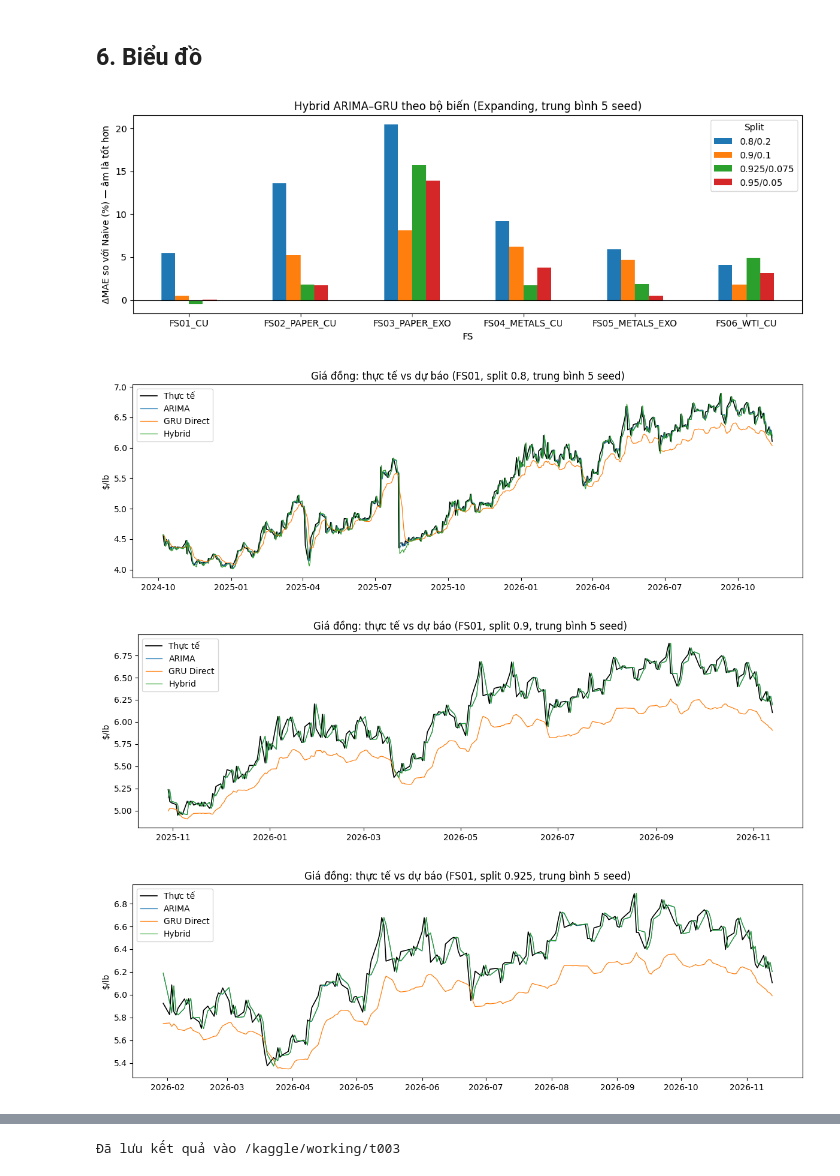
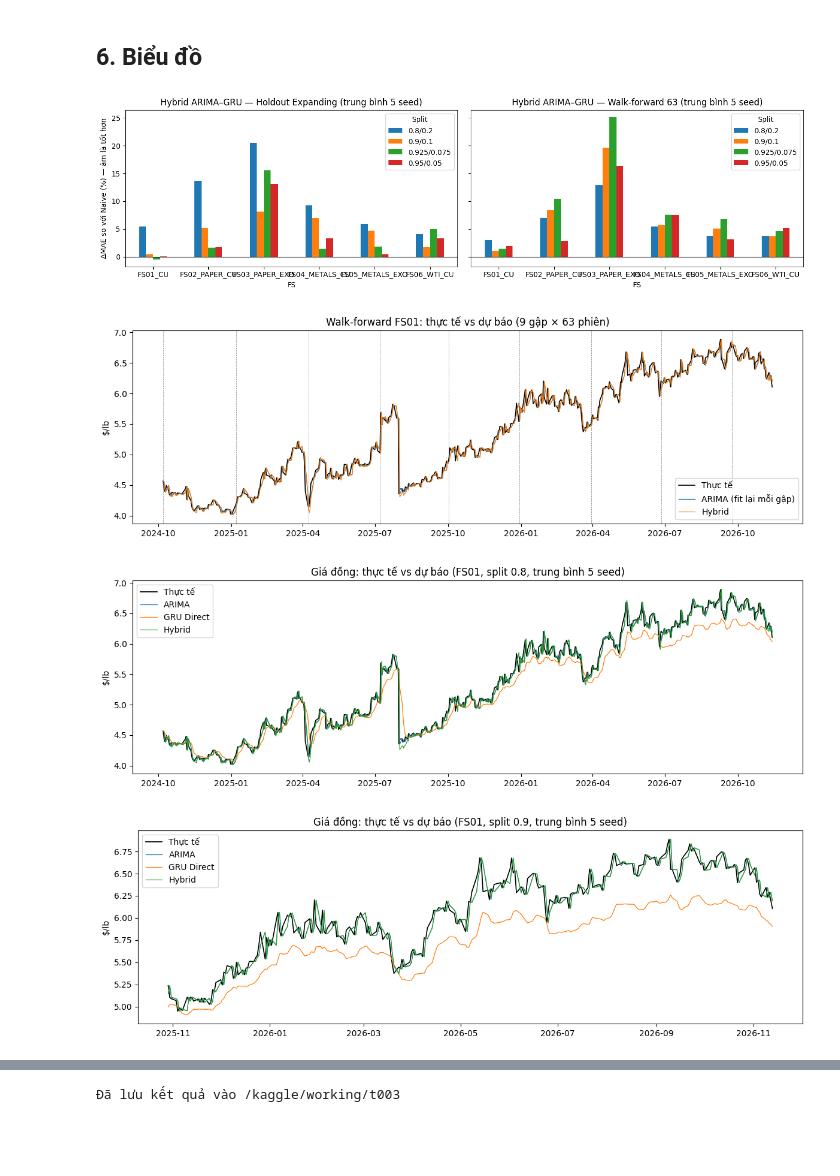
Before and after one commit to lancelotviendangkhoa710/cooper_price_prediction_project, a Jupyter notebook: huy task/copper_hybrid_arima_gru_huy.ipynb, the cells around one changed output, grey strips where cells are left out. Saved outputs shown, nothing was run; the diff lists cells and outputs as text; code cells hidden in the pictures; blank space fills up the shorter version.

```diff
--- a/huy task/copper_hybrid_arima_gru_huy.ipynb
+++ b/huy task/copper_hybrid_arima_gru_huy.ipynb
@@ -468,15 +578,16 @@ t90.round(3)
 # %%
-q = exp[exp['Split'] == '0.9/0.1']
 out = []
-for m, objective in [('Hybrid ARIMA-GRU', 'Residual'), ('GRU Direct', 'Direct')]:
-    g = q[q['Mô hình'] == m]
-    rec = {'member': 'Huy (PP5)', 'method': f'{m} ({len(SEEDS)}-seed mean)', 'objective': objective}
-    for _, x in g.iterrows():
-        k = x['FS'][:4]
-        rec |= {f'{k}_MAE': x['MAE'], f'{k}_RMSE': x['RMSE'], f'{k}_DA_pct': x['DA (%)'],
-                f'{k}_Skill_vs_Naive_pct': -x['ΔMAE vs Naive (%)']}
-    rec |= {'Mean_MAE_across_FS': g['MAE'].mean(), 'Best_FS_MAE': g['MAE'].min()}
-    out.append(rec)
+for sch, label in [('expanding', 'Holdout Expanding'), (WF_SCHEME, 'Walk-forward 63')]:
+    q = summary[(summary['Scheme'] == sch) & (summary['Split'] == '0.9/0.1')]
+    for m, objective in [('Hybrid ARIMA-GRU', 'Residual'), ('GRU Direct', 'Direct')]:
+        g = q[q['Mô hình'] == m]
+        rec = {'member': 'Huy (PP5)', 'method': f'{m} {label} ({len(SEEDS)}-seed mean)', 'objective': objective}
+        for _, x in g.iterrows():
+            k = x['FS'][:4]
+            rec |= {f'{k}_MAE': x['MAE'], f'{k}_RMSE': x['RMSE'], f'{k}_DA_pct': x['DA (%)'],
+                    f'{k}_Skill_vs_Naive_pct': -x['ΔMAE vs Naive (%)']}
+        rec |= {'Mean_MAE_across_FS': g['MAE'].mean(), 'Best_FS_MAE': g['MAE'].min()}
+        out.append(rec)
 group_fmt = pd.DataFrame(out)
 group_fmt.to_csv(f'{OUT_DIR}/group_format_90_10.csv', index=False)
 group_fmt.round(5)
@@ -489,27 +602,39 @@ group_fmt.round(5)
 ## 6. Biểu đồ
 # %%
 # ΔMAE của Hybrid theo FS ở 4 split (Expanding)
-t = tables[('Hybrid ARIMA-GRU', 'ΔMAE vs Naive (%)')].drop(index='TB 6 FS')
-ax = t.plot.bar(figsize=(11, 4), rot=0)
-ax.axhline(0, color='black', lw=0.8)
-ax.set_ylabel('ΔMAE so với Naive (%) — âm là tốt hơn')
-ax.set_title(f'Hybrid ARIMA–GRU theo bộ biến (Expanding, trung bình {len(SEEDS)} seed)')
+fig, axes = plt.subplots(1, 2, figsize=(14, 4), sharey=True)
+for ax, (sch, label) in zip(axes, [('expanding', 'Holdout Expanding'), (WF_SCHEME, 'Walk-forward 63')]):
+    tables[(sch, 'Hybrid ARIMA-GRU', 'ΔMAE vs Naive (%)')].drop(index='TB 6 FS').plot.bar(ax=ax, rot=0)
+    ax.axhline(0, color='black', lw=0.8)
+    ax.set_title(f'Hybrid ARIMA–GRU — {label} (trung bình {len(SEEDS)} seed)')
+axes[0].set_ylabel('ΔMAE so với Naive (%) — âm là tốt hơn')
 plt.tight_layout(); plt.savefig(f'{OUT_DIR}/hybrid_delta_mae_by_fs.png', dpi=150); plt.show()
+
+# Walk-forward, FS01: thực tế vs dự báo trên 542 phiên, vạch dọc = đầu mỗi gập
+p = pd.read_csv(f'{OUT_DIR}/wf_predictions_FS01_CU.csv', parse_dates=['Date'])
+fig, ax = plt.subplots(figsize=(12, 4))
+ax.plot(p['Date'], p['Actual'], color='black', lw=1.2, label='Thực tế')
+ax.plot(p['Date'], p['ARIMA'], lw=0.9, label='ARIMA (fit lại mỗi gập)')
+ax.plot(p['Date'], p.filter(like='Hybrid_s').mean(axis=1), lw=0.9, label='Hybrid')
+for d in p.groupby('Fold')['Date'].min():
+    ax.axvline(d, color='grey', lw=0.5, ls='--')
+ax.set_title('Walk-forward FS01: thực tế vs dự báo (9 gập × 63 phiên)'); ax.set_ylabel('$/lb'); ax.legend()
+fig.tight_layout(); fig.savefig(f'{OUT_DIR}/wf_actual_vs_pred_FS01.png', dpi=150); plt.show()
 
 # Thực tế vs dự báo, FS01, mỗi split
 for r in SPLITS:
     p = pd.read_csv(f'{OUT_DIR}/predictions_FS01_CU_{r:g}_expanding.csv', parse_dates=['Date'])
     fig, ax = plt.subplots(figsize=(12, 4))
     ax.plot(p['Date'], p['Actual'], color='black', lw=1.2, label='Thực tế')
     ax.plot(p['Date'], p['ARIMA'], lw=0.9, label='ARIMA')
     for name in ['GRU Direct', 'Hybrid']:
         ax.plot(p['Date'], p.filter(like=f'{name}_s').mean(axis=1), lw=0.9, label=name)
     ax.set_title(f'Giá đồng: thực tế vs dự báo (FS01, split {r:g}, trung bình {len(SEEDS)} seed)')
     ax.set_ylabel('$/lb'); ax.legend(); fig.tight_layout()
     fig.savefig(f'{OUT_DIR}/actual_vs_pred_FS01_{r:g}.png', dpi=150); plt.show()
 print('Đã lưu kết quả vào', OUT_DIR)
 # %% [output]
-[figure, old version]
+[figure, new version]
-[figure, old version]
+[figure, new version]
-[figure, old version]
+[figure, new version]
-[figure, old version]
+[figure, new version]
```
Also changed, not shown: parts of 18 cells of this notebook, 54 other files.
